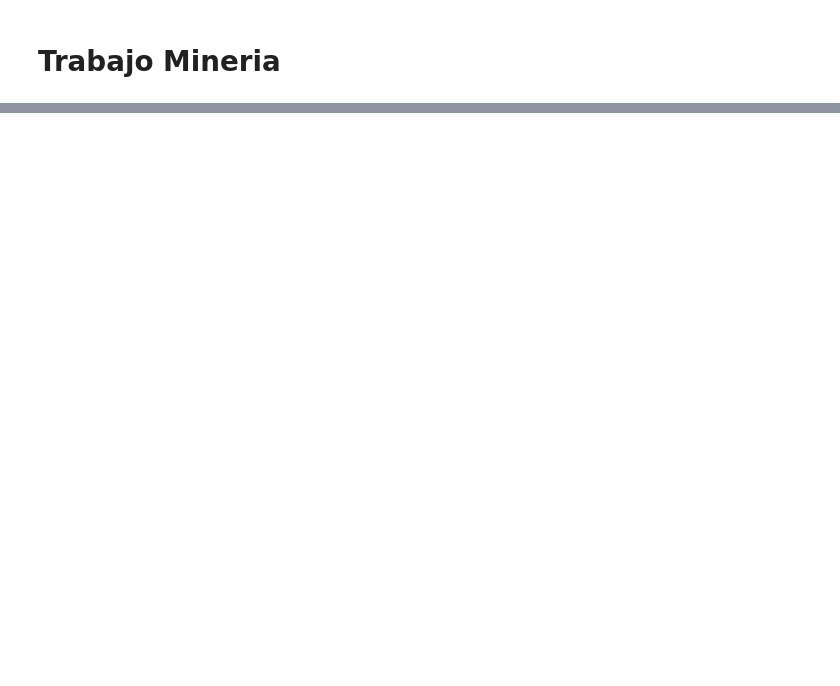
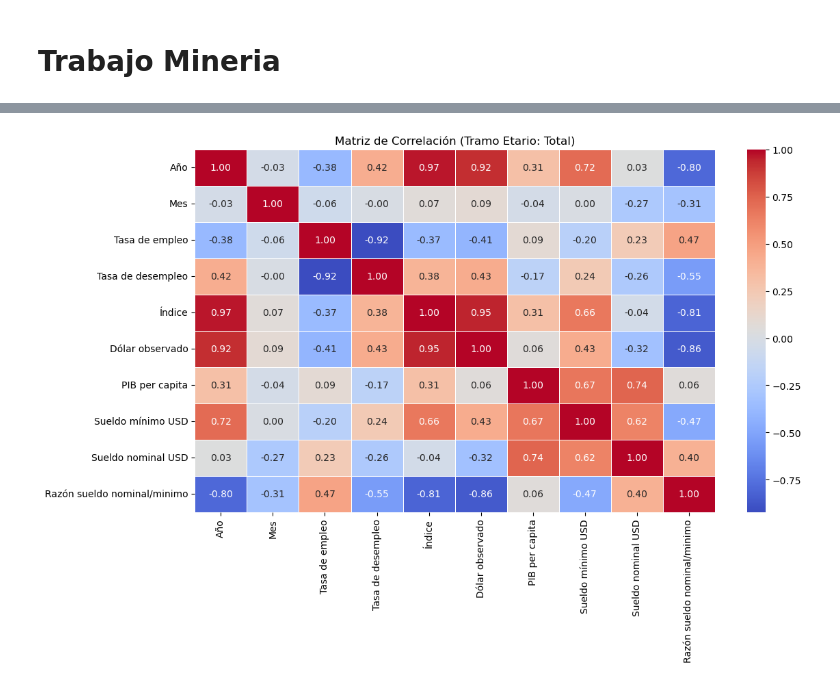
Before and after one commit to Martinosky/Proyecto_Mineria, a Jupyter notebook: Proyecto.ipynb, the cells around one changed output, grey strips where cells are left out. Drawn from its saved outputs; the diff is of its cells as text; code cells hidden in the pictures; blank space fills up the shorter version.

```diff
--- a/Proyecto.ipynb
+++ b/Proyecto.ipynb
@@ -173,0 +92,3 @@ df_empleabilidad_sueldo= pd.merge(df_empleabilidad_pib, sueldo_nominal[["Año","
+# %%
+df_empleabilidad_sueldo = df_empleabilidad_sueldo.drop(columns=["Sueldo minimo", "Sueldo nominal"])
+df_empleabilidad_sueldo
@@ -173,0 +109,3 @@ df_empleabilidad_sueldo= pd.merge(df_empleabilidad_pib, sueldo_nominal[["Año","
+# %%
+df_encoded = pd.get_dummies(df_empleabilidad_sueldo, columns=["Tramo etario"])
+df_encoded.tail(6)
@@ -173,0 +147,18 @@ df_empleabilidad_sueldo= pd.merge(df_empleabilidad_pib, sueldo_nominal[["Año","
+# %%
+# Filtrar solo las filas donde el tramo etario sea "Total"
+df_total = df_encoded[df_encoded["Tramo etario_Total"] == 1]
+
+# Seleccionar solo columnas numéricas
+df_total_numeric = df_total.select_dtypes(include="number")
+
+# Calcular la matriz de correlación
+correlation_matrix = df_total_numeric.corr()
+
+# Visualizar con un mapa de calor
+plt.figure(figsize=(12, 8))
+sns.heatmap(correlation_matrix, annot=True, fmt=".2f", cmap="coolwarm", linewidths=0.5)
+plt.title("Matriz de Correlación (Tramo Etario: Total)")
+plt.tight_layout()
+plt.show()
+# %% [output]
+[figure, added]
```
Also changed, not shown: parts of 7 cells of this notebook.
